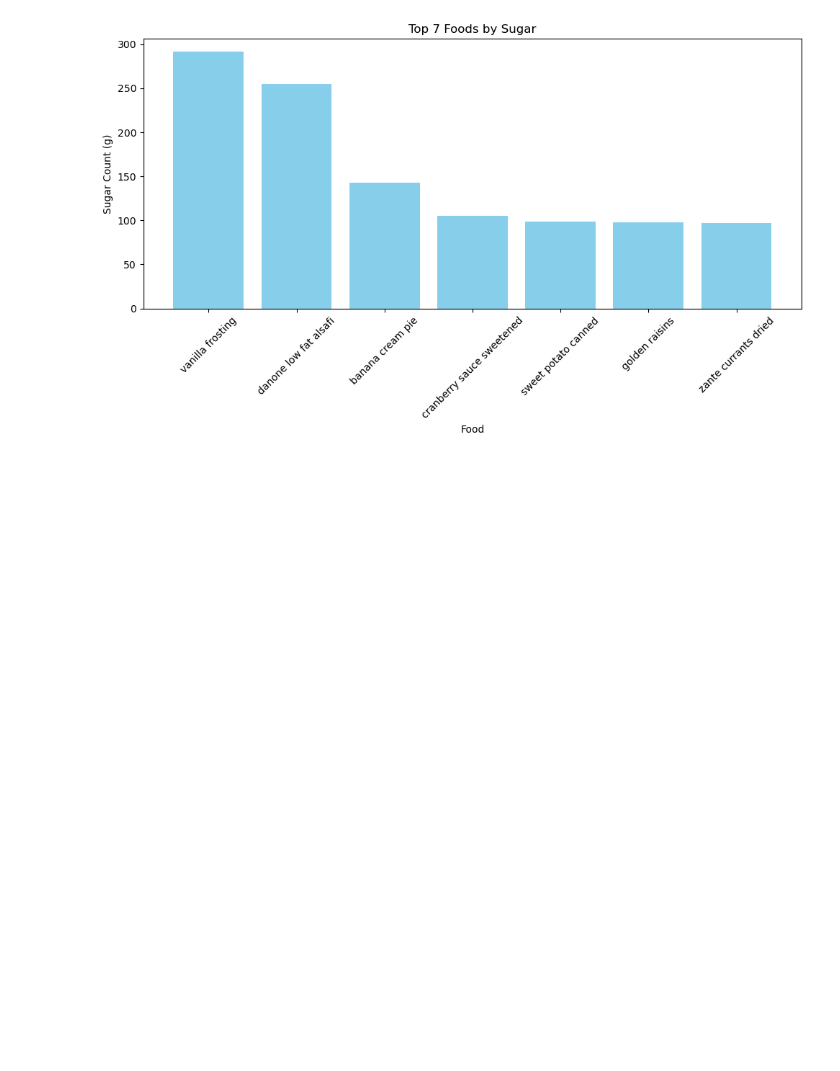
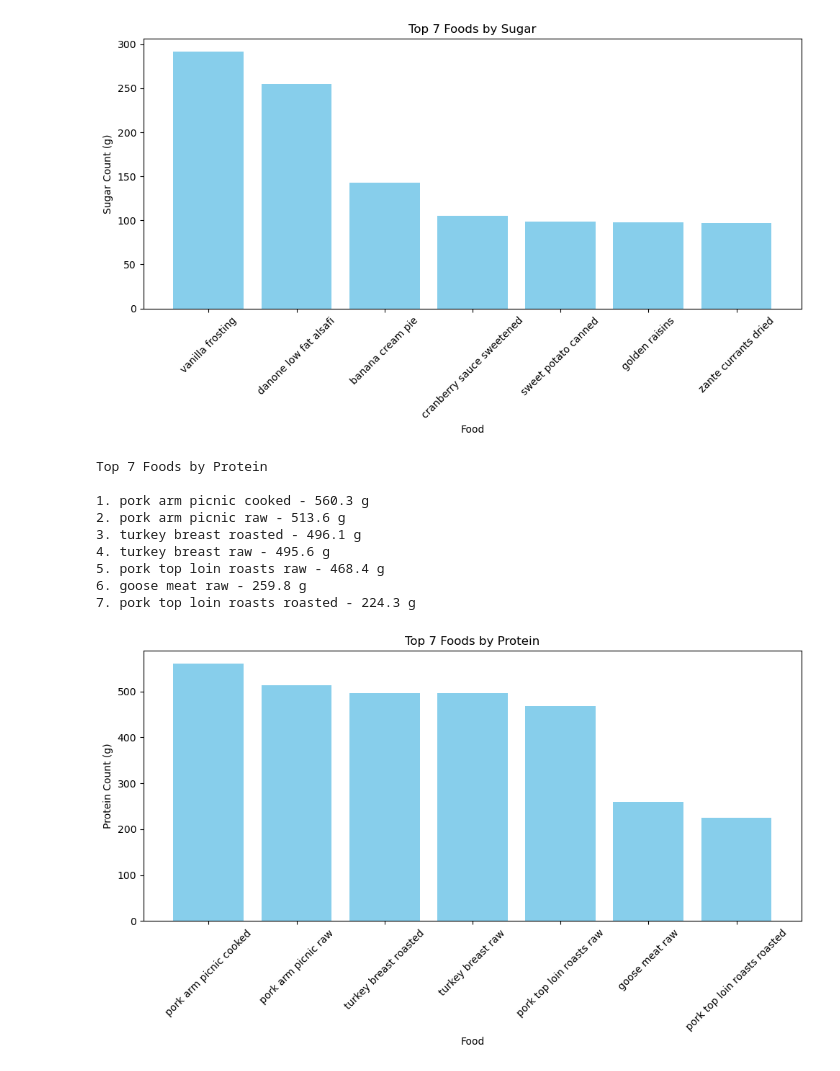
Before and after one commit to FlazeFy/Kumande-DS, a Jupyter notebook: Asset-Top Chart.ipynb, the cells around one changed output. Cells and saved outputs as stored; diff of their text form; code cells hidden in the pictures; blank space fills up the shorter version.

Commit message:
[DS] Top Chart for Top 7 Foods by Protein, Top 7 Foods by Cholesterol Count, Top 7 Foods by Sodium

```diff
--- a/Asset-Top Chart.ipynb
+++ b/Asset-Top Chart.ipynb
@@ -137,3 +137,50 @@ Top 7 Foods by Sugar
 6. golden raisins - 97.7 g
 7. zante currants dried - 96.9 g
 [figure]
+# %%
+import pandas as pd
+import matplotlib.pyplot as plt
+
+# Declaration
+limit = 7
+unit = "g"
+data = pd.read_csv("Kumande Asset - Food.csv")
+msg = f"Top {limit} Foods by Protein\n"
+
+# Sorting
+sorted_data = data.sort_values(by="Protein",ascending=False)
+top = sorted_data[["food","Protein"]].head(limit)
+result = list(top.itertuples(index=False, name=None))
+
+# List
+print(msg)
+for idx, (food, protein) in enumerate(result):
+    print(f"{idx+1}. {food} - {protein} {unit}")
+print("\n")
+
+# Dataset
+context = [item[0] for item in result]
+total = [item[1] for item in result]
+
+# Bar Chart
+plt.figure(figsize=(10,6))
+plt.bar(context,total,color="skyblue")
+
+plt.title(msg.strip())
+plt.xlabel("Food")
+plt.ylabel(f"Protein Count ({unit})")
+plt.xticks(rotation=45)
+
+plt.tight_layout()
+plt.show()
+# %% [output]
+Top 7 Foods by Protein
+
+1. pork arm picnic cooked - 560.3 g
+2. pork arm picnic raw - 513.6 g
+3. turkey breast roasted - 496.1 g
+4. turkey breast raw - 495.6 g
+5. pork top loin roasts raw - 468.4 g
+6. goose meat raw - 259.8 g
+7. pork top loin roasts roasted - 224.3 g
+[figure, added]
```
Also changed, not shown: parts of 2 cells of this notebook.
